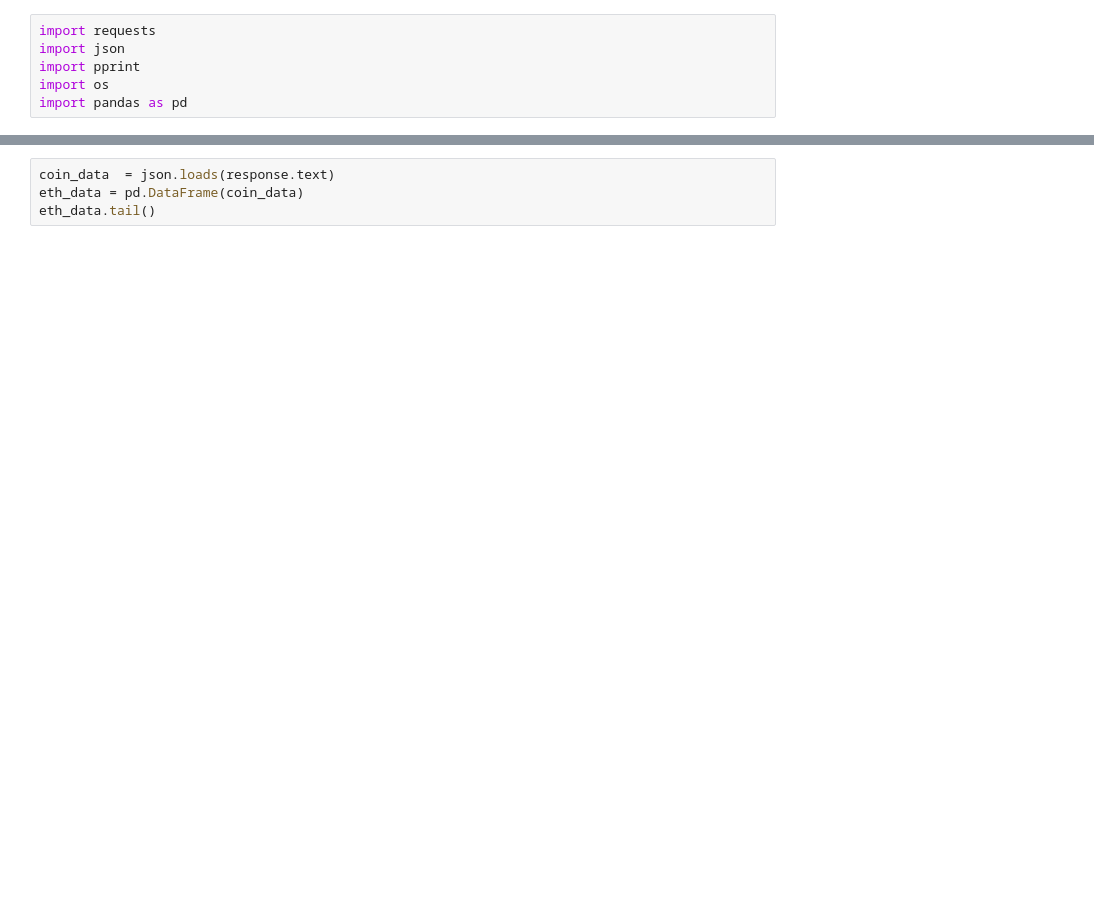
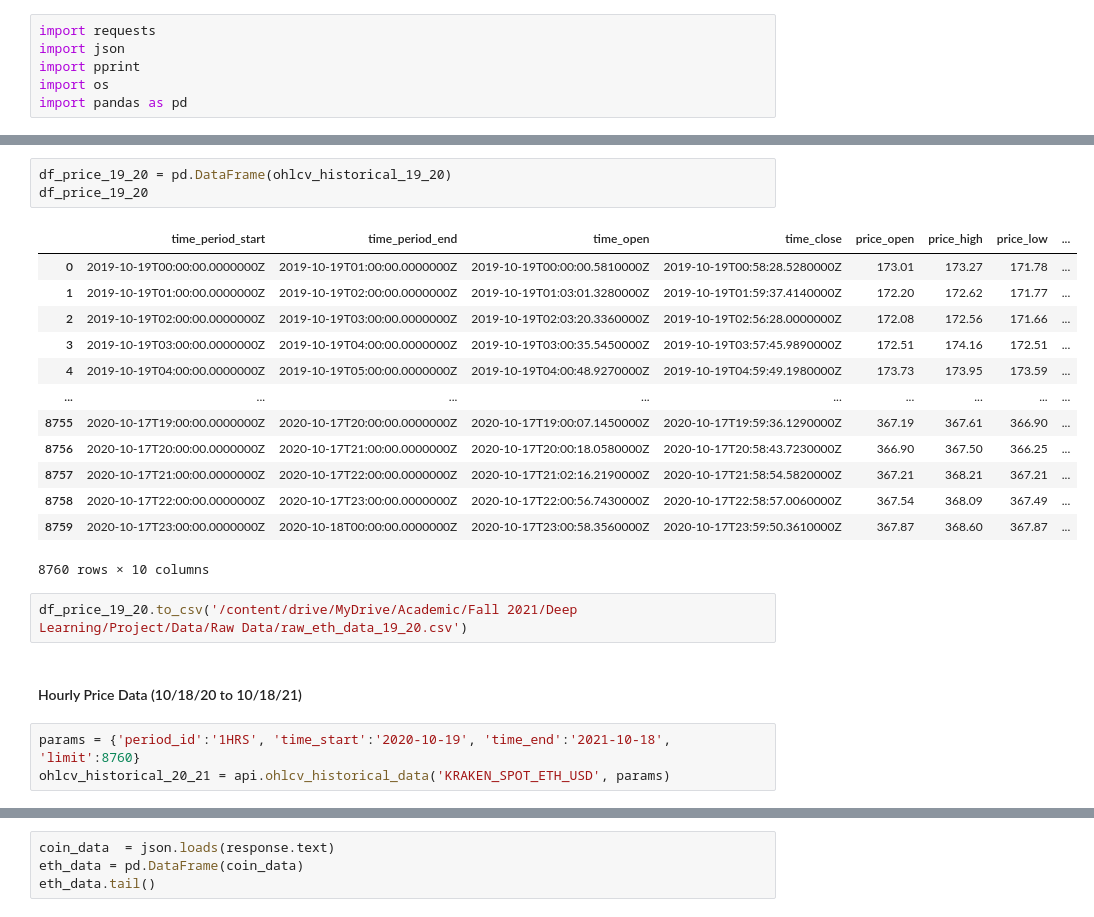
Before and after one commit to ayanga1998/DRL-trading-system, a Jupyter notebook: DataCollection/CoinAPI_Data_Extraction.ipynb, the cells around one changed output, grey strips where cells are left out. Cells and saved outputs as stored; diff of their text form; blank space fills up the shorter version.

```diff
--- a/DataCollection/CoinAPI_Data_Extraction.ipynb
+++ b/DataCollection/CoinAPI_Data_Extraction.ipynb
@@ -11,0 +152,24 @@ import pandas as pd
+# %%
+df_price_19_20 = pd.DataFrame(ohlcv_historical_19_20)
+df_price_19_20
+# %% [output]
+|  | time_period_start | time_period_end | time_open | time_close | price_open | price_high | price_low | ... |
+| 0 | 2019-10-19T00:00:00.0000000Z | 2019-10-19T01:00:00.0000000Z | 2019-10-19T00:00:00.5810000Z | 2019-10-19T00:58:28.5280000Z | 173.01 | 173.27 | 171.78 | ... |
+| 1 | 2019-10-19T01:00:00.0000000Z | 2019-10-19T02:00:00.0000000Z | 2019-10-19T01:03:01.3280000Z | 2019-10-19T01:59:37.4140000Z | 172.20 | 172.62 | 171.77 | ... |
+| 2 | 2019-10-19T02:00:00.0000000Z | 2019-10-19T03:00:00.0000000Z | 2019-10-19T02:03:20.3360000Z | 2019-10-19T02:56:28.0000000Z | 172.08 | 172.56 | 171.66 | ... |
+| 3 | 2019-10-19T03:00:00.0000000Z | 2019-10-19T04:00:00.0000000Z | 2019-10-19T03:00:35.5450000Z | 2019-10-19T03:57:45.9890000Z | 172.51 | 174.16 | 172.51 | ... |
+| 4 | 2019-10-19T04:00:00.0000000Z | 2019-10-19T05:00:00.0000000Z | 2019-10-19T04:00:48.9270000Z | 2019-10-19T04:59:49.1980000Z | 173.73 | 173.95 | 173.59 | ... |
+| ... | ... | ... | ... | ... | ... | ... | ... | ... |
+| 8755 | 2020-10-17T19:00:00.0000000Z | 2020-10-17T20:00:00.0000000Z | 2020-10-17T19:00:07.1450000Z | 2020-10-17T19:59:36.1290000Z | 367.19 | 367.61 | 366.90 | ... |
+| 8756 | 2020-10-17T20:00:00.0000000Z | 2020-10-17T21:00:00.0000000Z | 2020-10-17T20:00:18.0580000Z | 2020-10-17T20:58:43.7230000Z | 366.90 | 367.50 | 366.25 | ... |
+| 8757 | 2020-10-17T21:00:00.0000000Z | 2020-10-17T22:00:00.0000000Z | 2020-10-17T21:02:16.2190000Z | 2020-10-17T21:58:54.5820000Z | 367.21 | 368.21 | 367.21 | ... |
+| 8758 | 2020-10-17T22:00:00.0000000Z | 2020-10-17T23:00:00.0000000Z | 2020-10-17T22:00:56.7430000Z | 2020-10-17T22:58:57.0060000Z | 367.54 | 368.09 | 367.49 | ... |
+| 8759 | 2020-10-17T23:00:00.0000000Z | 2020-10-18T00:00:00.0000000Z | 2020-10-17T23:00:58.3560000Z | 2020-10-17T23:59:50.3610000Z | 367.87 | 368.60 | 367.87 | ... |
+8760 rows × 10 columns
+# %%
+df_price_19_20.to_csv('/content/drive/MyDrive/Academic/Fall 2021/Deep Learning/Project/Data/Raw Data/raw_eth_data_19_20.csv')
+# %% [markdown]
+#### Hourly Price Data (10/18/20 to 10/18/21)
+# %%
+params = {'period_id':'1HRS', 'time_start':'2020-10-19', 'time_end':'2021-10-18', 'limit':8760}
+ohlcv_historical_20_21 = api.ohlcv_historical_data('KRAKEN_SPOT_ETH_USD', params)
```
Also changed, not shown: parts of 32 cells of this notebook.
